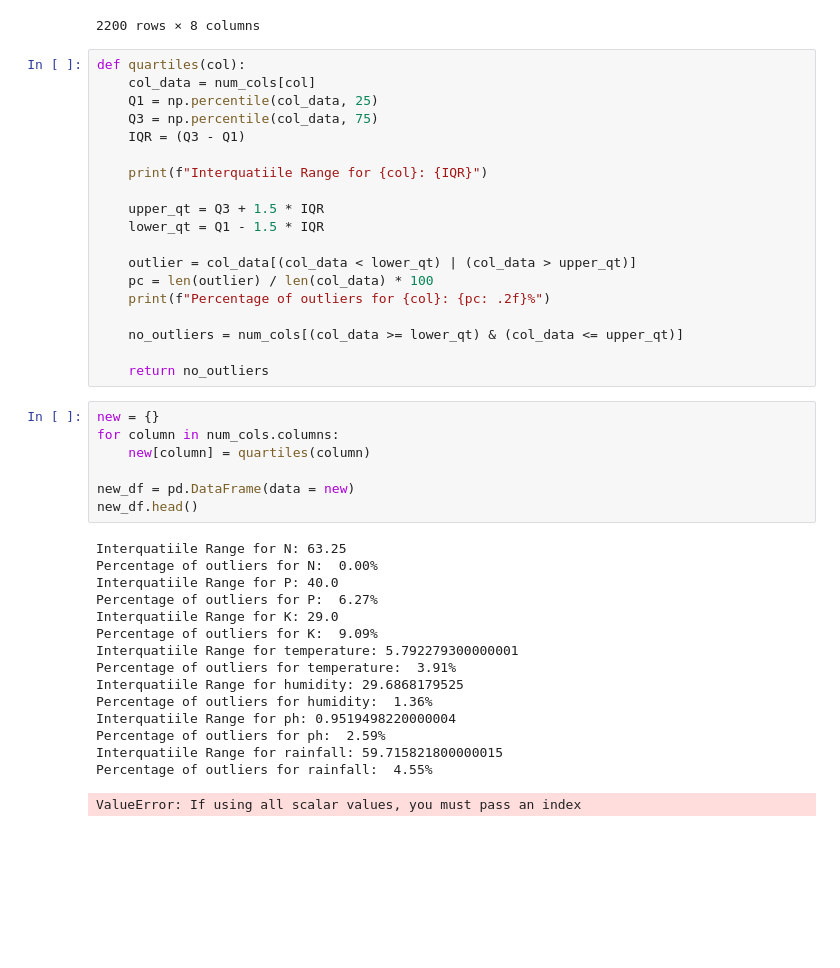
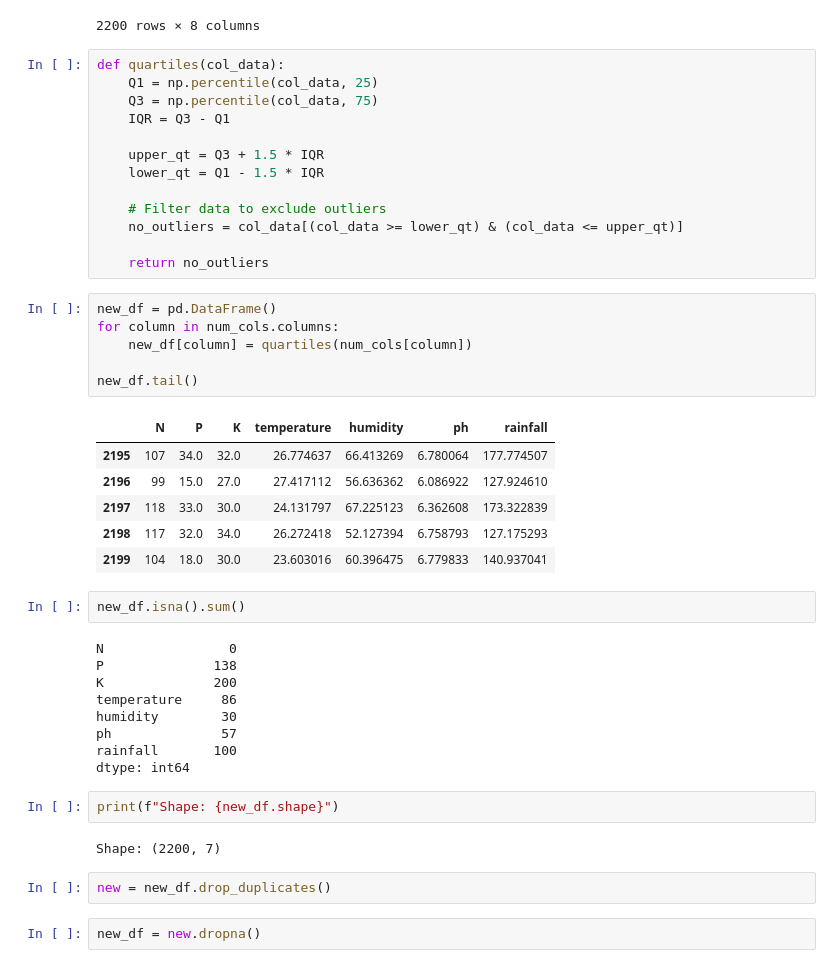
Before and after one commit to Dan-njuguna/agriculture, a Jupyter notebook: agriculture.ipynb, the cells around one changed output. Drawn from its saved outputs; the diff is of its cells as text; blank space fills up the shorter version.

Commit message:
removing outliers

```diff
--- a/agriculture.ipynb
+++ b/agriculture.ipynb
@@ -134,47 +138,50 @@ display(agric_df)
 | 2199 | 104 | 18 | 30 | 23.603016 | 60.396475 | 6.779833 | 140.937041 | coffee |
 2200 rows × 8 columns
 # %%
-def quartiles(col):
-    col_data = num_cols[col]
+def quartiles(col_data):
     Q1 = np.percentile(col_data, 25)
     Q3 = np.percentile(col_data, 75)
-    IQR = (Q3 - Q1)
-
-    print(f"Interquatiile Range for {col}: {IQR}")
+    IQR = Q3 - Q1
 
     upper_qt = Q3 + 1.5 * IQR
     lower_qt = Q1 - 1.5 * IQR
 
-    outlier = col_data[(col_data < lower_qt) | (col_data > upper_qt)]
-    pc = len(outlier) / len(col_data) * 100
-    print(f"Percentage of outliers for {col}: {pc: .2f}%")
-
-    no_outliers = num_cols[(col_data >= lower_qt) & (col_data <= upper_qt)]
+    # Filter data to exclude outliers
+    no_outliers = col_data[(col_data >= lower_qt) & (col_data <= upper_qt)]
 
     return no_outliers
 # %%
-new = {}
+new_df = pd.DataFrame()
 for column in num_cols.columns:
-    new[column] = quartiles(column)
+    new_df[column] = quartiles(num_cols[column])
 
-new_df = pd.DataFrame(data = new)
-new_df.head()
+new_df.tail()
 # %% [output]
-Interquatiile Range for N: 63.25
-Percentage of outliers for N:  0.00%
-Interquatiile Range for P: 40.0
-Percentage of outliers for P:  6.27%
-Interquatiile Range for K: 29.0
-Percentage of outliers for K:  9.09%
-Interquatiile Range for temperature: 5.792279300000001
-Percentage of outliers for temperature:  3.91%
-Interquatiile Range for humidity: 29.6868179525
-Percentage of outliers for humidity:  1.36%
-Interquatiile Range for ph: 0.9519498220000004
-Percentage of outliers for ph:  2.59%
-Interquatiile Range for rainfall: 59.715821800000015
-Percentage of outliers for rainfall:  4.55%
-ValueError: If using all scalar values, you must pass an index
+|  | N | P | K | temperature | humidity | ph | rainfall |
+| 2195 | 107 | 34.0 | 32.0 | 26.774637 | 66.413269 | 6.780064 | 177.774507 |
+| 2196 | 99 | 15.0 | 27.0 | 27.417112 | 56.636362 | 6.086922 | 127.924610 |
+| 2197 | 118 | 33.0 | 30.0 | 24.131797 | 67.225123 | 6.362608 | 173.322839 |
+| 2198 | 117 | 32.0 | 34.0 | 26.272418 | 52.127394 | 6.758793 | 127.175293 |
+| 2199 | 104 | 18.0 | 30.0 | 23.603016 | 60.396475 | 6.779833 | 140.937041 |
+# %%
+new_df.isna().sum()
+# %% [output]
+N                0
+P              138
+K              200
+temperature     86
+humidity        30
+ph              57
+rainfall       100
+dtype: int64
+# %%
+print(f"Shape: {new_df.shape}")
+# %% [output]
+Shape: (2200, 7)
+# %%
+new = new_df.drop_duplicates()
+# %%
+new_df = new.dropna()
 # %%
 plt.figure(figsize=(6, 6))
 sns.boxplot(new_df)
```
Also changed, not shown: parts of 2 cells of this notebook.
